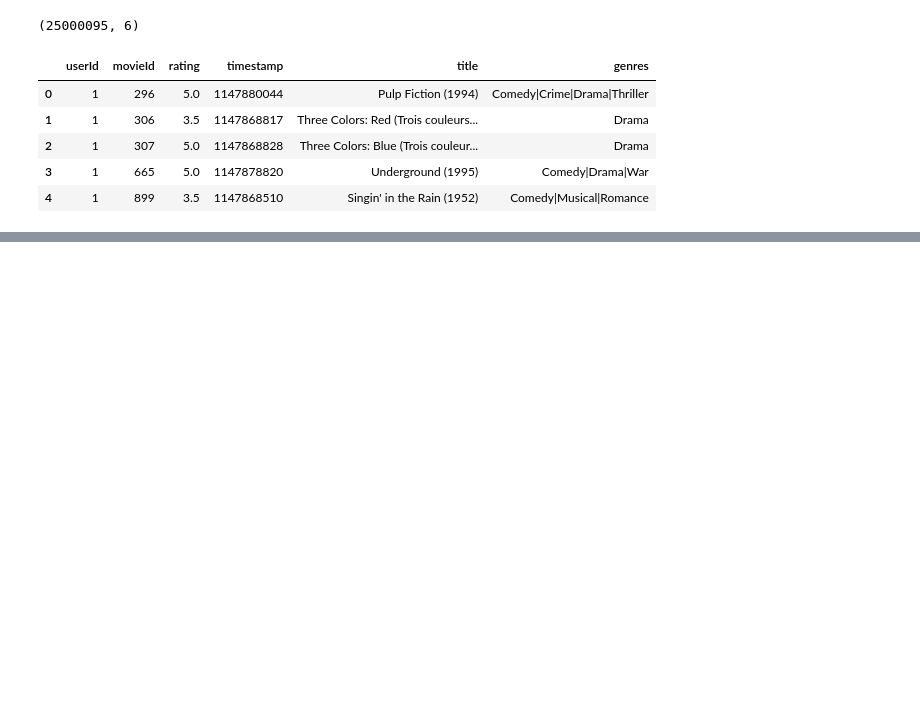
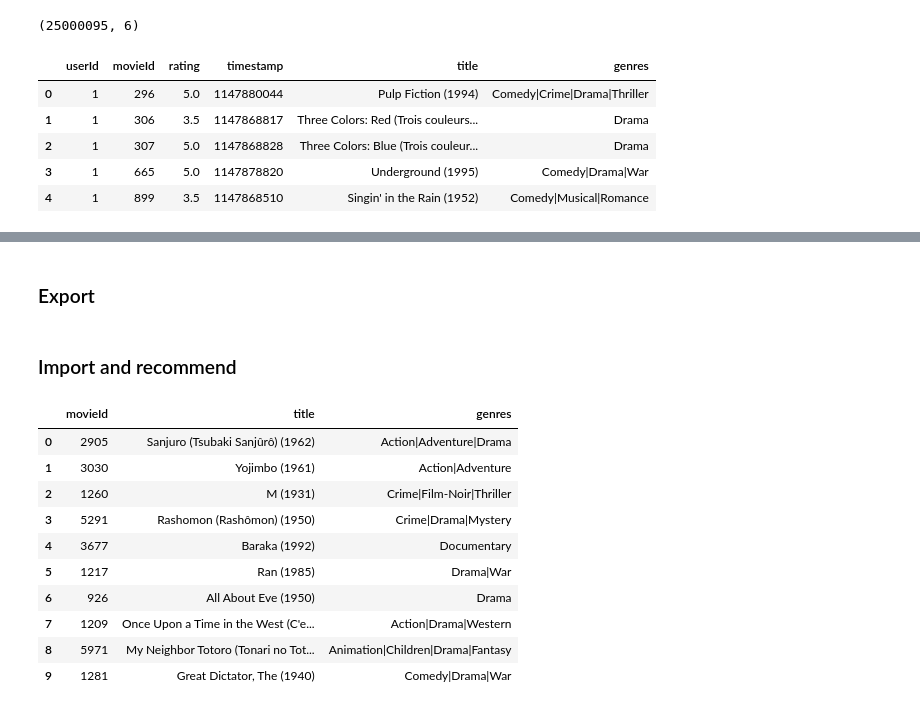
Before and after one commit to cellularegg/uas-soe-python-ss-2025, a Jupyter notebook: models/itembasecollfiltering.ipynb, the cells around one changed output, grey strips where cells are left out. Saved outputs shown, nothing was run; the diff lists cells and outputs as text; code cells hidden in the pictures; blank space fills up the shorter version.

```diff
--- a/models/itembasecollfiltering.ipynb
+++ b/models/itembasecollfiltering.ipynb
@@ -367,0 +468,56 @@ results[0.9][0]['rec'].to_df()
+# %%
+from lenskit.knn import ItemKNNScorer
+from lenskit.pipeline import RecPipelineBuilder
+from lenskit.basic import UnratedTrainingItemsCandidateSelector
+from lenskit import recommend
+
+# Build and train final model
+builder = RecPipelineBuilder()
+scorer = ItemKNNScorer(min_sim=0.1)
+builder.scorer(scorer)
+builder.candidate_selector(UnratedTrainingItemsCandidateSelector())
+builder.ranker(n=10)
+pipe = builder.build("Final ItemKNN Pipeline")
+pipe.train(lk_dataset)
+# %% [markdown]
+### Export
+# %%
+import pickle
+export_name = 'item-based-collaborative-filtering.pkl'
+
+with open(export_name, 'wb') as f:
+    pickle.dump(pipe, f)
+# %% [markdown]
+### Import and recommend
+# %%
+with open(export_name, 'rb') as f:
+    imported_model = pickle.load(f)
+# %%
+from lenskit.data import RecQuery, ItemList
+
+# Suppose interactions_df is a pandas DataFrame of 10 rated movies for a user.
+# Ensure it has columns 'user_id', 'item_id', 'rating', etc. (rename if necessary).
+user_hist_df = movies_ratings_filtered[10:20].copy()
+user_hist_df.rename(columns={'userId': 'user_id', 'movieId': 'item_id'}, inplace=True)
+
+# Create an ItemList for the user's history (dropping the user column):
+hist_items = ItemList.from_df(user_hist_df, keep_user=False)
+
+query = RecQuery(user_id=9999, user_items=hist_items)
+
+# Now get top-N recommendations for this query:
+rec = recommend(imported_model, query, n=10)
+rec_df = rec.to_df()
+rec_df.merge(movies, left_on='item_id', right_on='movieId', how='left')[['movieId', 'title', 'genres']]
+# %% [output]
+|  | movieId | title | genres |
+| 0 | 2905 | Sanjuro (Tsubaki Sanjûrô) (1962) | Action|Adventure|Drama |
+| 1 | 3030 | Yojimbo (1961) | Action|Adventure |
+| 2 | 1260 | M (1931) | Crime|Film-Noir|Thriller |
+| 3 | 5291 | Rashomon (Rashômon) (1950) | Crime|Drama|Mystery |
+| 4 | 3677 | Baraka (1992) | Documentary |
+| 5 | 1217 | Ran (1985) | Drama|War |
+| 6 | 926 | All About Eve (1950) | Drama |
+| 7 | 1209 | Once Upon a Time in the West (C'e... | Action|Drama|Western |
+| 8 | 5971 | My Neighbor Totoro (Tonari no Tot... | Animation|Children|Drama|Fantasy |
+| 9 | 1281 | Great Dictator, The (1940) | Comedy|Drama|War |
```
Also changed, not shown: parts of 19 cells of this notebook.
